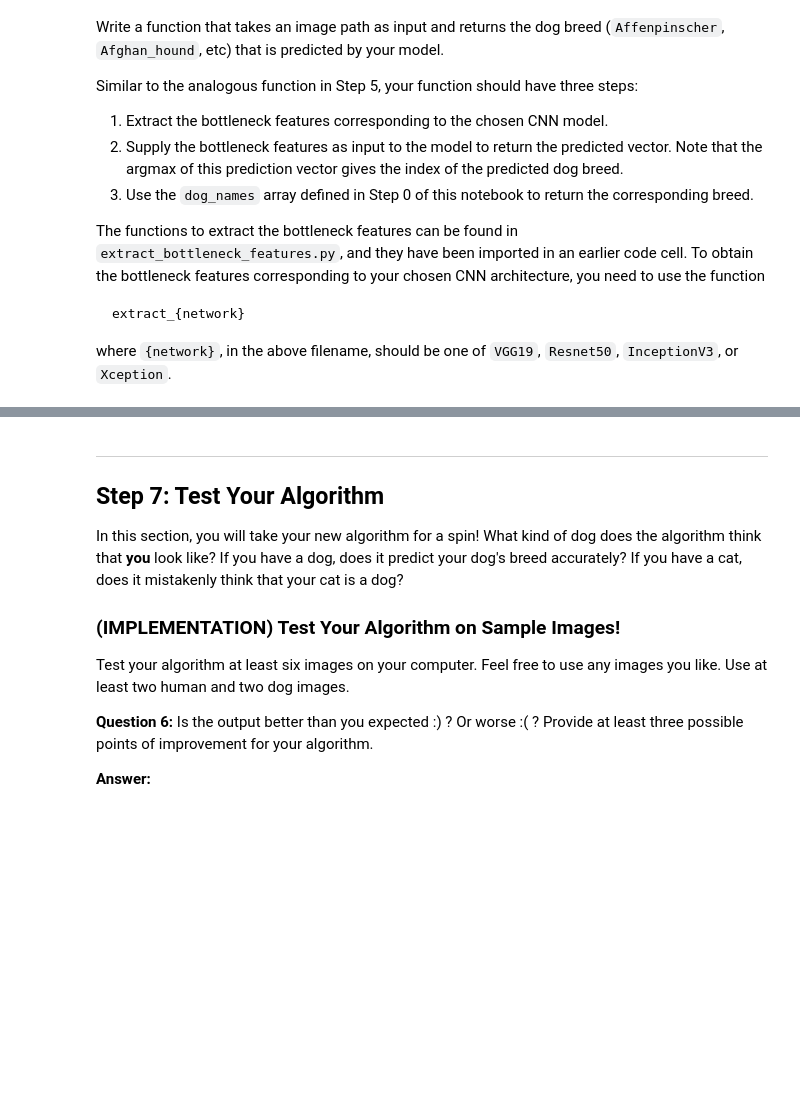
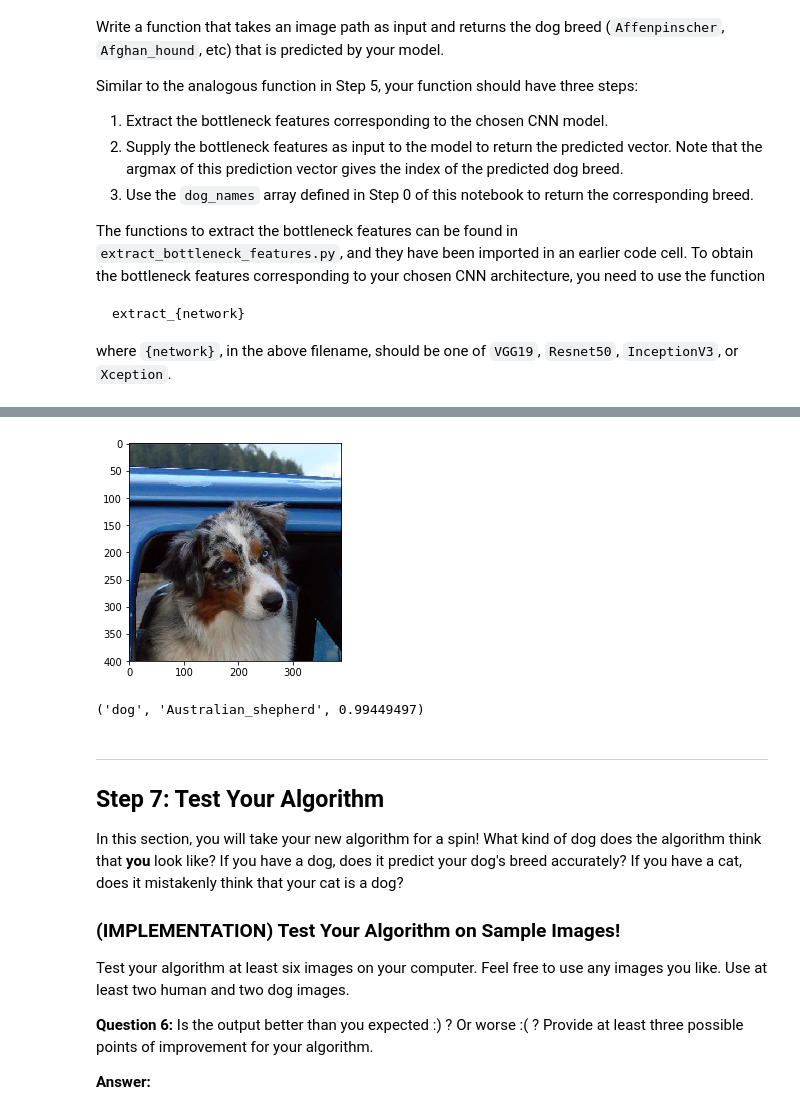
Before and after one commit to Ryanglambert/dog-project, a Jupyter notebook: dog_app.ipynb, the cells around one changed output, grey strips where cells are left out. Cells and saved outputs as stored; diff of their text form; code cells hidden in the pictures; blank space fills up the shorter version.

```diff
--- a/dog_app.ipynb
+++ b/dog_app.ipynb
@@ -551,3 +823,47 @@ Some sample output for our algorithm is provided below, but feel free to design
+# %%
+def img_file2tensor(fpath, preview=False, locate_face=False):
+    image_tensor = extract_Resnet50(path_to_tensor(fpath))
+    if preview:
+        img = cv2.imread(fpath)
+        if locate_face:
+            gray = cv2.cvtColor(img, cv2.COLOR_BGR2GRAY)
+
+    # find faces in image
+            faces = face_cascade.detectMultiScale(gray)
+            for (x,y,w,h) in faces:
+                # add bounding box to color image
+                cv2.rectangle(img,(x,y),(x+w,y+h),(255,0,0),2)
+        cv_rgb = cv2.cvtColor(img, cv2.COLOR_BGR2RGB)
+        plt.imshow(cv_rgb)
+        plt.show()
+    return image_tensor
+# %%
+def get_most_similar_dog(image_tensor, threshold=.5):
+    prediction = model.predict(image_tensor)
+    most_similar = dog_names[np.argmax(prediction)]
+    score = np.max(prediction)
+    if score > threshold:
+        return most_similar, score
+    else:
+        return None, -1
+# %%
+def recommend_dog(fpath, preview=False, threshold=0.5):
+    has_human_face = face_detector(fpath)
+    img_tensor = img_file2tensor(fpath, preview=preview, locate_face=True)
+    if has_human_face:
+        closest_dog, score = get_most_similar_dog(img_tensor, 0.0)
+        return ('human', closest_dog, score)
+    else:
+        closest_dog, score = get_most_similar_dog(img_tensor,
+                                                  threshold=threshold)
+        if not closest_dog:
+            return ('No faces close enough to human or dog', 'N/A', -1)
+        return ('dog', closest_dog, score)
+# %%
+recommend_dog(dog_files_short[10], preview=True, threshold=0.0)
+# %% [output]
+[figure, added]
+('dog', 'Australian_shepherd', 0.99449497)
 # %% [markdown]
 ---
 <a id='step7'></a>
```
Also changed, not shown: parts of 41 cells of this notebook, 5 other files.
